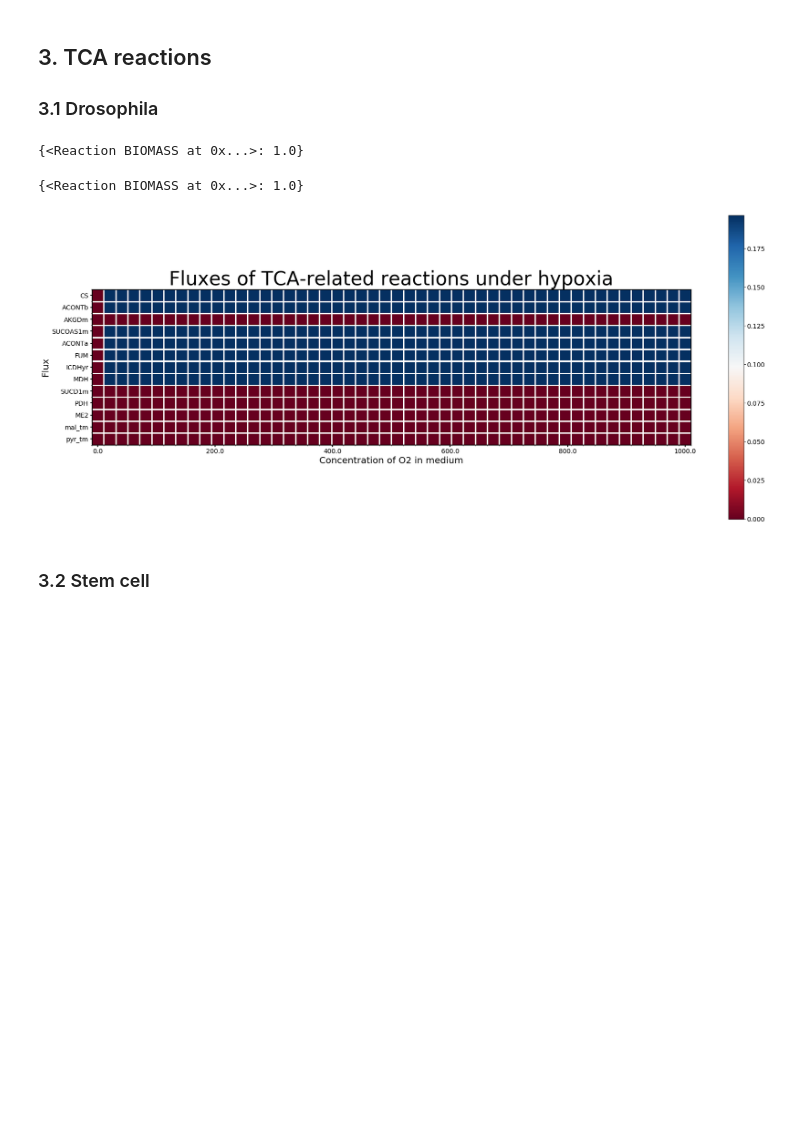
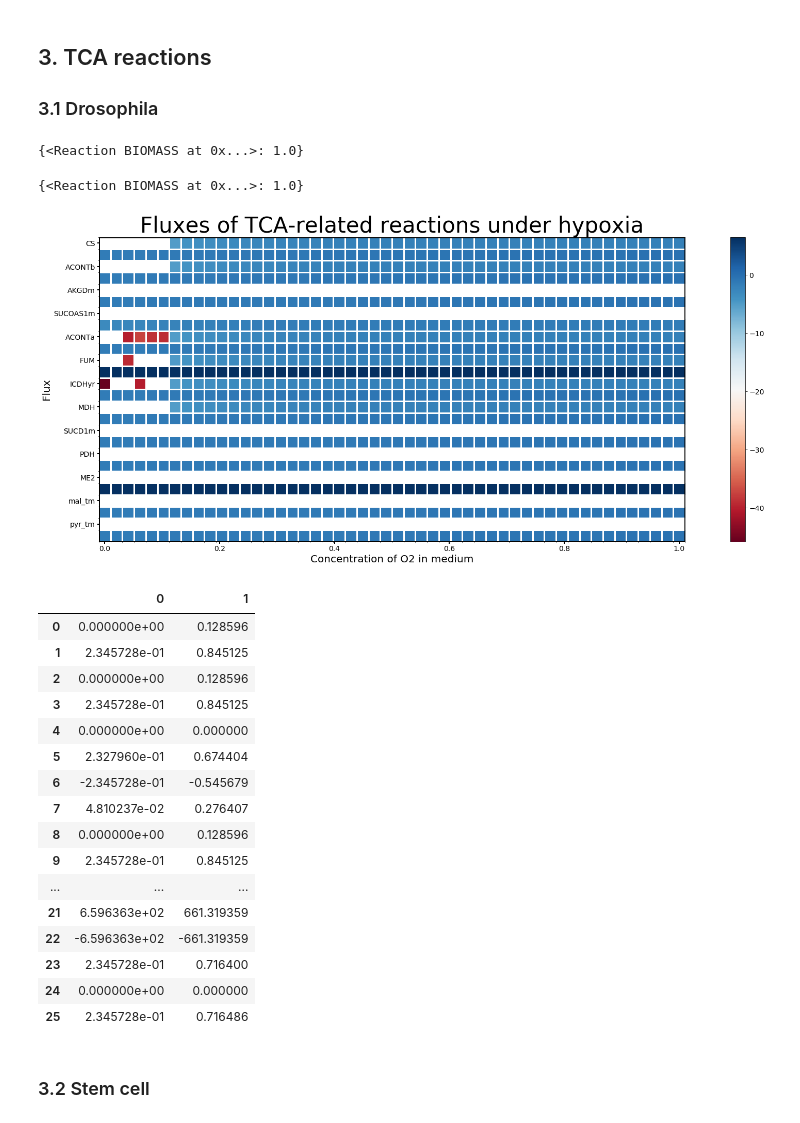
Before and after one commit to dwgoblue/FlyMetabolicModel, a Jupyter notebook: FlyPyFBA.ipynb, the cells around one changed output. Saved outputs shown, nothing was run; the diff lists cells and outputs as text; code cells hidden in the pictures; blank space fills up the shorter version.

```diff
--- a/FlyPyFBA.ipynb
+++ b/FlyPyFBA.ipynb
@@ -56,7 +56,7 @@ def hypoxia_heatmap(xdata, model, title, target, heatmap_data, filename, ylabel=
     im = ax2.imshow(heatmap_data, cmap='RdBu')
     ticks = [model.reactions[i].id for i in range(
         len(model.reactions)) if model.reactions[i].id in target]
-    ax2.set_yticks(range(len(ticks)))
+    ax2.set_yticks(2*np.arange(len(ticks)))
     ax2.set_yticklabels(ticks)
     ax2.set_xticks(np.linspace(0, len(xdata)-1, 6))
     ax2.set_xticklabels(np.round(np.linspace(0, max(xdata), 6),3))
@@ -82,18 +82,29 @@ def exp_change_medium(model, perturb, target, objective, met='EX_o2'):
     display(linear_reaction_coefficients(model))
     # Create empty matrix to record results by optimizing growth rate.
     gh = np.zeros(len(perturb))
-    flux = np.zeros((len(ids), len(perturb)))
+    flux = np.zeros((2*len(ids), len(perturb)))
     # Perturbation.
     for i, con in enumerate(perturb):
         with tmp1_m:
             # Change concentration of oxygen from medium.
+
             medium = tmp1_m.medium
             medium[met] = con
             tmp1_m.medium = medium
+
             # Optimization for growth rate.
-            solution = tmp1_m.optimize()
-            gh[i] = solution.objective_value
-            flux[:, i] = solution.fluxes[ids]
+#             solution = tmp1_m.optimize()
+#             gh[i] = solution.objective_value
+#             flux[:, i] = solution.fluxes[ids]
+#             pFBA_sol = cobra.flux_analysis.pfba(tmp1_m)
+#             gh[i] = pFBA_sol['BIOMASS']
+#             flux[:, i] = pFBA_sol.fluxes[ids]
+
+            tb = cobra.flux_analysis.flux_variability_analysis(
+        tmp1_m, tmp1_m.reactions, fraction_of_optimum=0.9)
+            gh[i] = tb['minimum']['BIOMASS']+tb['maximum']['BIOMASS']
+            flux[np.arange(len(ids))*2, i] = tb['minimum'].iloc[ids]
+            flux[np.arange(len(ids))*2+1, i] = tb['maximum'].iloc[ids]
 
     return gh, flux
 # %% [markdown]
@@ -323,17 +381,37 @@ hypoxia_heatmap(perturb, stemcell, 'stem-cell glycolysis', stem_glyco, flux,
 ### 3.1 Drosophila
 # %%
 sample_size = 50
-perturb = np.linspace(0, 1000, sample_size)
+perturb = np.linspace(0, 1, sample_size)
 gh, flux = exp_change_medium(model, perturb, TCA, "BIOMASS")
-hypoxia_heatmap(perturb, model, 'TCA-related', TCA, flux,
+hypoxia_heatmap(perturb, model, 'TCA-related', TCA, np.ma.log(flux),
                 'biomass_fly_TCA', ylabel='Flux')
 
 # run FVA, PFBA again/optimizecbmodel(model, [],'one')
 # Because fba only gives us one of the answers
+pd.DataFrame(flux)
+df = pd.DataFrame(flux[:, [0,-1]])
+df
 # %% [output]
 {<Reaction BIOMASS at 0x...>: 1.0}
 {<Reaction BIOMASS at 0x...>: 1.0}
-[figure, old version]
+[figure, new version]
+|  | 0 | 1 |
+| 0 | 0.000000e+00 | 0.128596 |
+| 1 | 2.345728e-01 | 0.845125 |
+| 2 | 0.000000e+00 | 0.128596 |
+| 3 | 2.345728e-01 | 0.845125 |
+| 4 | 0.000000e+00 | 0.000000 |
+| 5 | 2.327960e-01 | 0.674404 |
+| 6 | -2.345728e-01 | -0.545679 |
+| 7 | 4.810237e-02 | 0.276407 |
+| 8 | 0.000000e+00 | 0.128596 |
+| 9 | 2.345728e-01 | 0.845125 |
+| ... | ... | ... |
+| 21 | 6.596363e+02 | 661.319359 |
+| 22 | -6.596363e+02 | -661.319359 |
+| 23 | 2.345728e-01 | 0.716400 |
+| 24 | 0.000000e+00 | 0.000000 |
+| 25 | 2.345728e-01 | 0.716486 |
 # %% [markdown]
 ### 3.2 Stem cell
 # %%
```
Also changed, not shown: parts of 12 cells of this notebook, 23 other files.
